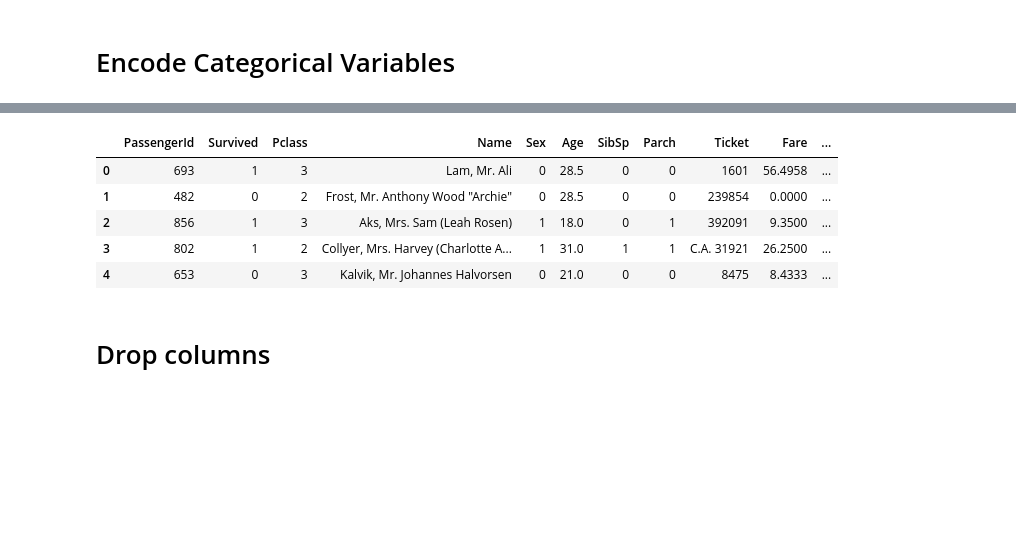
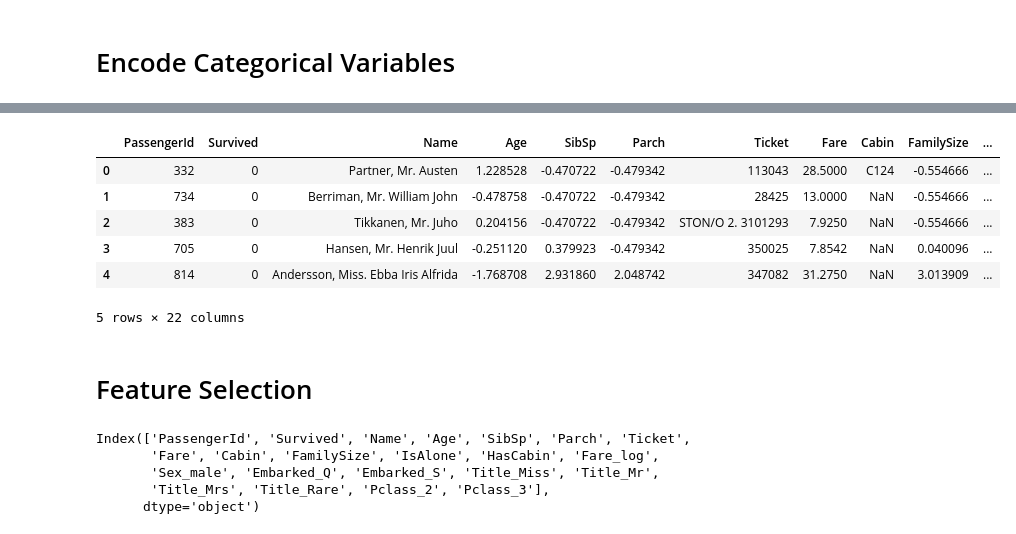
Before and after one commit to ceeguypun/titanic-survival-ml, a Jupyter notebook: notebooks/03_FeatureEngineering.ipynb, the cells around one changed output, grey strips where cells are left out. Saved outputs shown, nothing was run; the diff lists cells and outputs as text; code cells hidden in the pictures; blank space fills up the shorter version.

```diff
--- a/notebooks/03_FeatureEngineering.ipynb
+++ b/notebooks/03_FeatureEngineering.ipynb
@@ -62,0 +218,4 @@ Name: Survived, dtype: float64
+# %%
+train['Fare_log'] = np.log1p(train['Fare'])
+test['Fare_log'] = np.log1p(test['Fare'])
+unseen['Fare_log'] = np.log1p(unseen['Fare'])
@@ -62,0 +252,8 @@ Name: Survived, dtype: float64
+# %%
+num_cols = ['Age', 'Fare_log', 'FamilySize', 'SibSp', 'Parch']
+
+scaler = StandardScaler()
+
+train[num_cols] = scaler.fit_transform(train[num_cols])
+test[num_cols] = scaler.transform(test[num_cols])
+unseen[num_cols] = scaler.transform(unseen[num_cols])
@@ -95,2 +299,6 @@ Name: count, dtype: int64
+# %%
+cat_cols = ['Sex', 'Embarked', 'Title', 'Pclass']
 # %%
-from features import encoding
+train = pd.get_dummies(train, columns=cat_cols, drop_first=True)
+test = pd.get_dummies(test, columns=cat_cols, drop_first=True)
+unseen = pd.get_dummies(unseen, columns=cat_cols, drop_first=True)
@@ -100,11 +305,12 @@ X_test = encoding(X_test)
 # %%
-X_train.head()
+train.head()
 # %% [output]
-|  | PassengerId | Survived | Pclass | Name | Sex | Age | SibSp | Parch | Ticket | Fare | ... |
-| 0 | 693 | 1 | 3 | Lam, Mr. Ali | 0 | 28.5 | 0 | 0 | 1601 | 56.4958 | ... |
-| 1 | 482 | 0 | 2 | Frost, Mr. Anthony Wood "Archie" | 0 | 28.5 | 0 | 0 | 239854 | 0.0000 | ... |
-| 2 | 856 | 1 | 3 | Aks, Mrs. Sam (Leah Rosen) | 1 | 18.0 | 0 | 1 | 392091 | 9.3500 | ... |
-| 3 | 802 | 1 | 2 | Collyer, Mrs. Harvey (Charlotte A... | 1 | 31.0 | 1 | 1 | C.A. 31921 | 26.2500 | ... |
-| 4 | 653 | 0 | 3 | Kalvik, Mr. Johannes Halvorsen | 0 | 21.0 | 0 | 0 | 8475 | 8.4333 | ... |
+|  | PassengerId | Survived | Name | Age | SibSp | Parch | Ticket | Fare | Cabin | FamilySize | ... |
+| 0 | 332 | 0 | Partner, Mr. Austen | 1.228528 | -0.470722 | -0.479342 | 113043 | 28.5000 | C124 | -0.554666 | ... |
+| 1 | 734 | 0 | Berriman, Mr. William John | -0.478758 | -0.470722 | -0.479342 | 28425 | 13.0000 | NaN | -0.554666 | ... |
+| 2 | 383 | 0 | Tikkanen, Mr. Juho | 0.204156 | -0.470722 | -0.479342 | STON/O 2. 3101293 | 7.9250 | NaN | -0.554666 | ... |
+| 3 | 705 | 0 | Hansen, Mr. Henrik Juul | -0.251120 | 0.379923 | -0.479342 | 350025 | 7.8542 | NaN | 0.040096 | ... |
+| 4 | 814 | 0 | Andersson, Miss. Ebba Iris Alfrida | -1.768708 | 2.931860 | 2.048742 | 347082 | 31.2750 | NaN | 3.013909 | ... |
+5 rows × 22 columns
 # %% [markdown]
-# Drop columns
+# Feature Selection
@@ -113 +317,9 @@ from features import drop_features
+# %%
+train.columns
+# %% [output]
+Index(['PassengerId', 'Survived', 'Name', 'Age', 'SibSp', 'Parch', 'Ticket',
+       'Fare', 'Cabin', 'FamilySize', 'IsAlone', 'HasCabin', 'Fare_log',
+       'Sex_male', 'Embarked_Q', 'Embarked_S', 'Title_Miss', 'Title_Mr',
+       'Title_Mrs', 'Title_Rare', 'Pclass_2', 'Pclass_3'],
+      dtype='object')
 # %%
```
Also changed, not shown: parts of 37 cells of this notebook, 30 other files.
